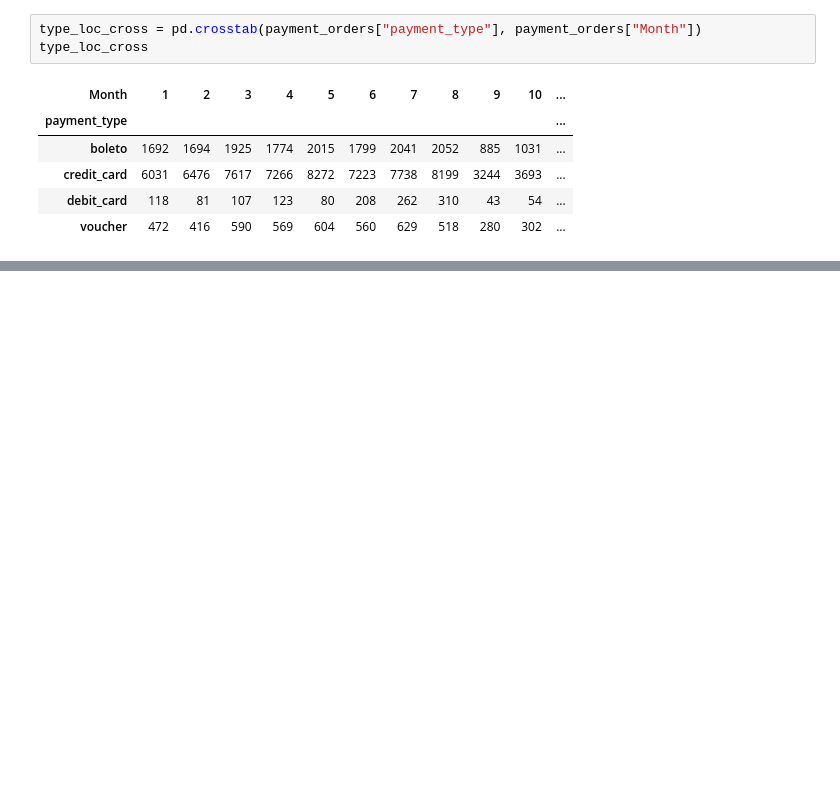
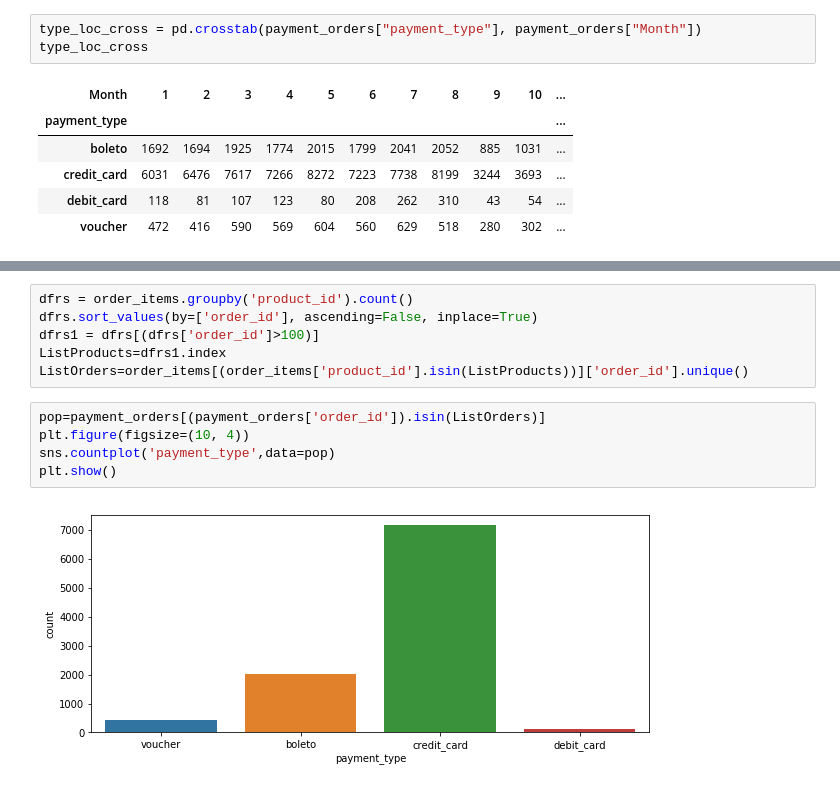
Before and after one commit to ximenarios/DS4AProject, a Jupyter notebook: brazilian-ecommerce.ipynb, the cells around one changed output, grey strips where cells are left out. Drawn from its saved outputs; the diff is of its cells as text; blank space fills up the shorter version.

Commit message:
Update PAyment 4:53

```diff
--- a/brazilian-ecommerce.ipynb
+++ b/brazilian-ecommerce.ipynb
@@ -591,0 +649,13 @@ type_loc_cross
+# %%
+dfrs = order_items.groupby('product_id').count()
+dfrs.sort_values(by=['order_id'], ascending=False, inplace=True)
+dfrs1 = dfrs[(dfrs['order_id']>100)]
+ListProducts=dfrs1.index
+ListOrders=order_items[(order_items['product_id'].isin(ListProducts))]['order_id'].unique()
+# %%
+pop=payment_orders[(payment_orders['order_id']).isin(ListOrders)]
+plt.figure(figsize=(10, 4))
+sns.countplot('payment_type',data=pop)
+plt.show()
+# %% [output]
+[figure, added]
```
Also changed, not shown: parts of 5 cells of this notebook.
